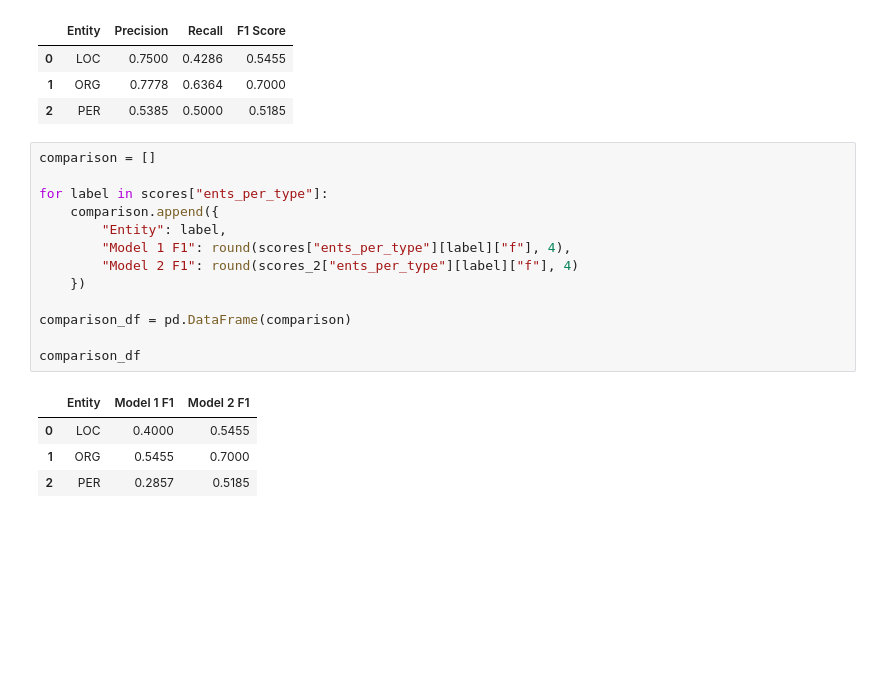
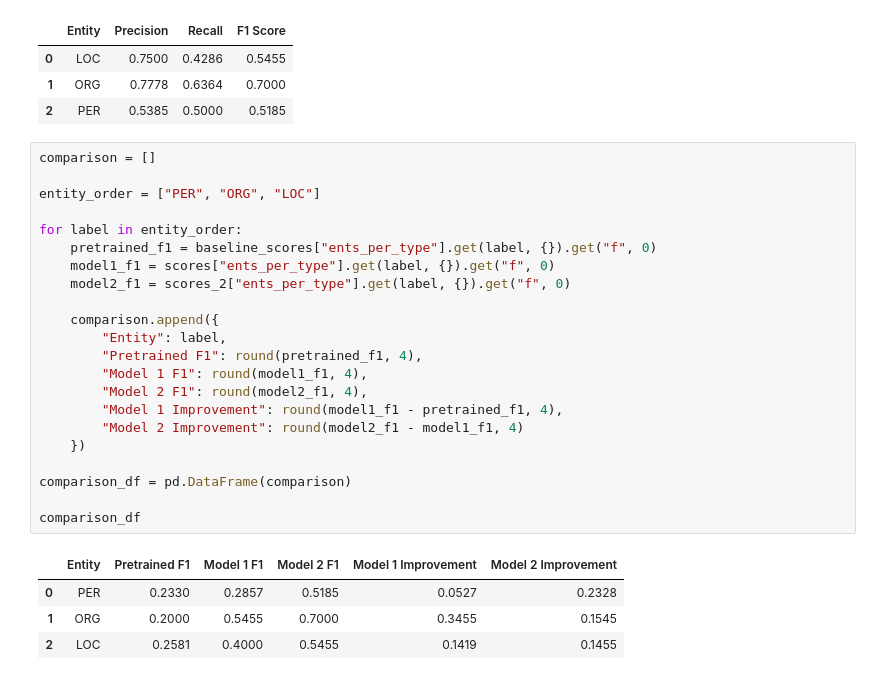
Before and after one commit to marcelalozano27-ship-it/Assignment4_Fong_Marcela, a Jupyter notebook: Assignment_4.ipynb, the cells around one changed output. Saved outputs shown, nothing was run; the diff lists cells and outputs as text; blank space fills up the shorter version.

```diff
--- a/Assignment_4.ipynb
+++ b/Assignment_4.ipynb
@@ -1481,18 +1511,27 @@ per_entity_df_2
 # %%
 comparison = []
 
-for label in scores["ents_per_type"]:
+entity_order = ["PER", "ORG", "LOC"]
+
+for label in entity_order:
+    pretrained_f1 = baseline_scores["ents_per_type"].get(label, {}).get("f", 0)
+    model1_f1 = scores["ents_per_type"].get(label, {}).get("f", 0)
+    model2_f1 = scores_2["ents_per_type"].get(label, {}).get("f", 0)
+
     comparison.append({
         "Entity": label,
-        "Model 1 F1": round(scores["ents_per_type"][label]["f"], 4),
-        "Model 2 F1": round(scores_2["ents_per_type"][label]["f"], 4)
+        "Pretrained F1": round(pretrained_f1, 4),
+        "Model 1 F1": round(model1_f1, 4),
+        "Model 2 F1": round(model2_f1, 4),
+        "Model 1 Improvement": round(model1_f1 - pretrained_f1, 4),
+        "Model 2 Improvement": round(model2_f1 - model1_f1, 4)
     })
 
 comparison_df = pd.DataFrame(comparison)
 
 comparison_df
 # %% [output]
-|  | Entity | Model 1 F1 | Model 2 F1 |
-| 0 | LOC | 0.4000 | 0.5455 |
-| 1 | ORG | 0.5455 | 0.7000 |
-| 2 | PER | 0.2857 | 0.5185 |
+|  | Entity | Pretrained F1 | Model 1 F1 | Model 2 F1 | Model 1 Improvement | Model 2 Improvement |
+| 0 | PER | 0.2330 | 0.2857 | 0.5185 | 0.0527 | 0.2328 |
+| 1 | ORG | 0.2000 | 0.5455 | 0.7000 | 0.3455 | 0.1545 |
+| 2 | LOC | 0.2581 | 0.4000 | 0.5455 | 0.1419 | 0.1455 |
```
Also changed, not shown: parts of 2 cells of this notebook.
